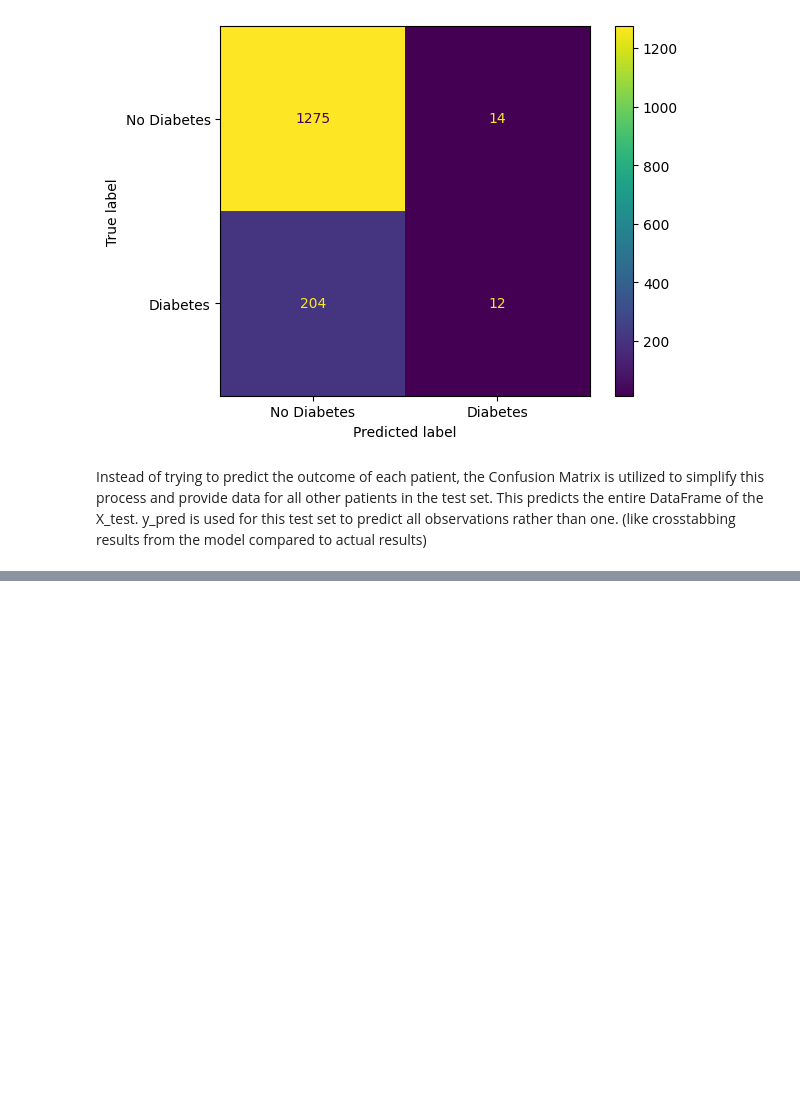
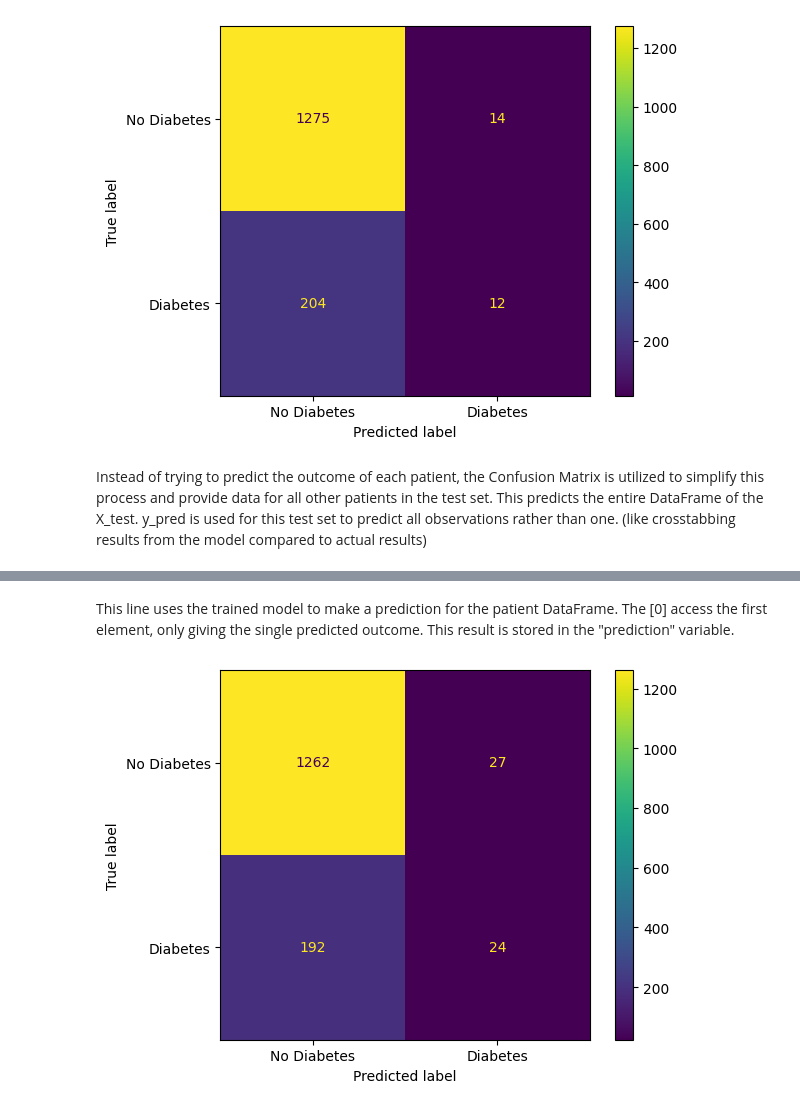
Before and after one commit to aamirahpersaud/DSC_110, a Jupyter notebook: week9_prediction.ipynb, the cells around one changed output, grey strips where cells are left out. Saved outputs shown, nothing was run; the diff lists cells and outputs as text; code cells hidden in the pictures; blank space fills up the shorter version.

```diff
--- a/week9_prediction.ipynb
+++ b/week9_prediction.ipynb
@@ -206,0 +306,9 @@ Instead of trying to predict the outcome of each patient, the Confusion Matrix i
+# %% [markdown]
+This line uses the trained model to make a prediction for the patient DataFrame. The [0] access the first element, only giving the single predicted outcome. This result is stored in the "prediction" variable.
+# %%
+
+y_pred = nn.predict(X_test)
+ConfusionMatrixDisplay.from_predictions(y_test, y_pred, display_labels=['No Diabetes', 'Diabetes'])
+plt.show()
+# %% [output]
+[figure, added]
```
Also changed, not shown: parts of 26 cells of this notebook.
